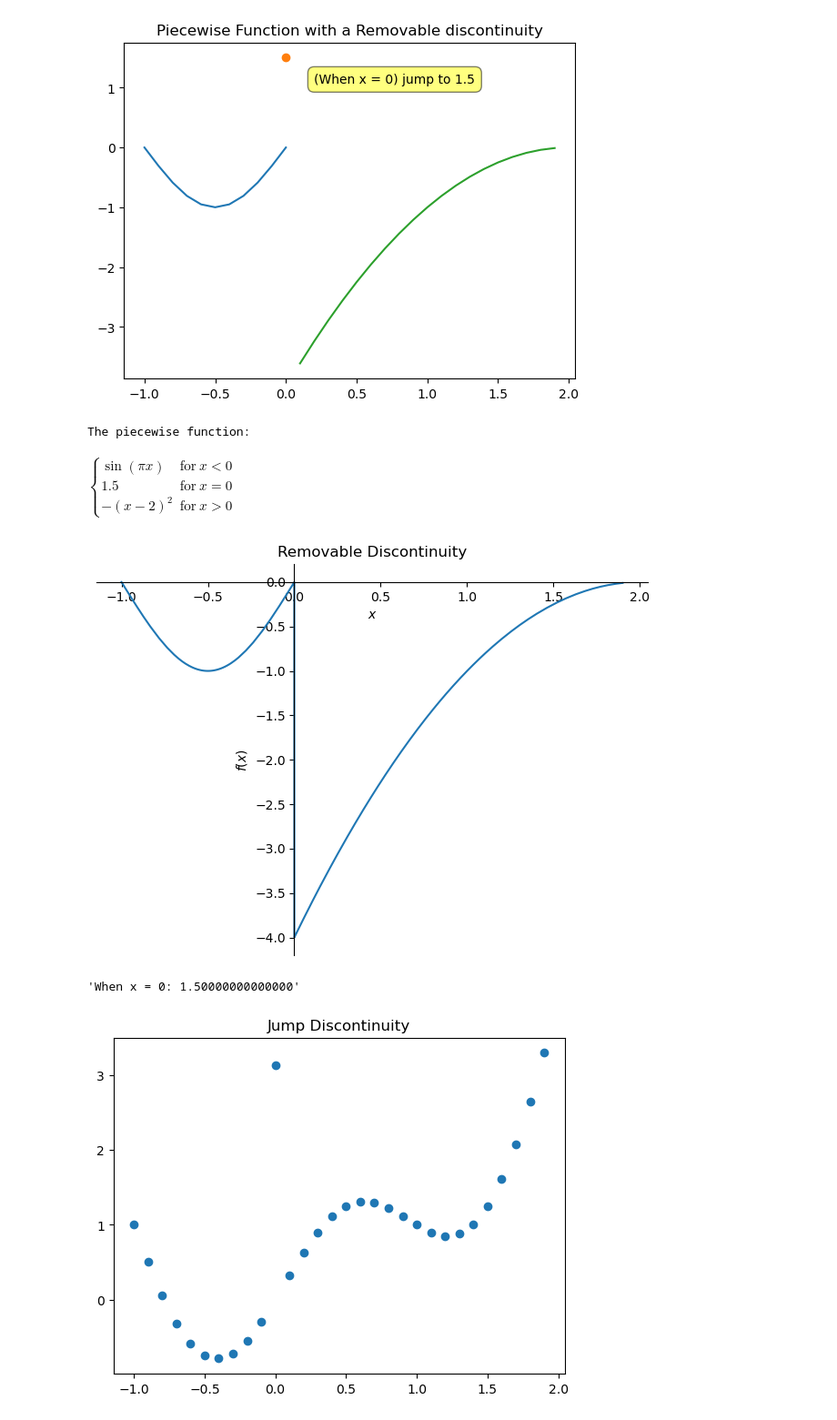
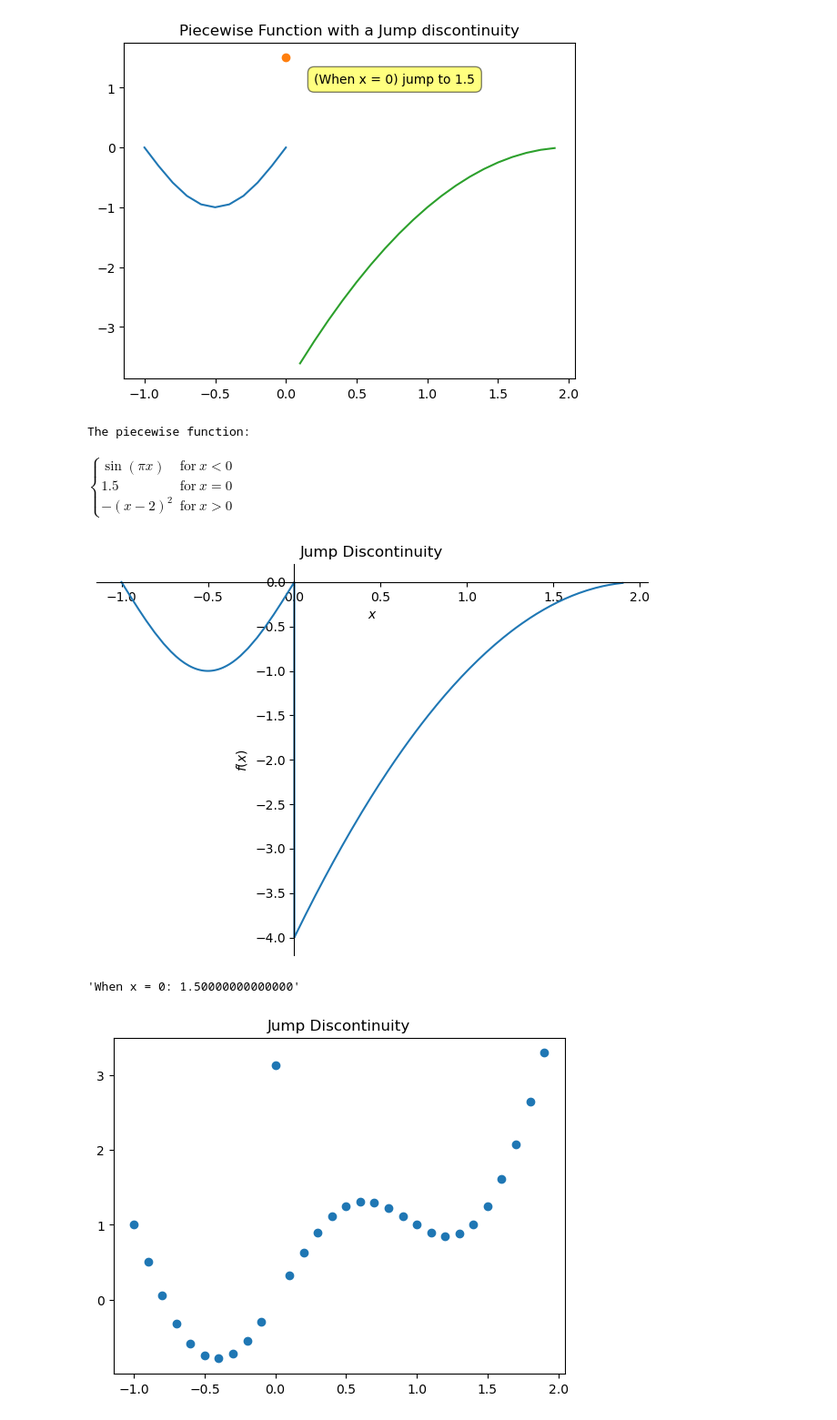
Before and after one commit to BrentGrammer/PROGNOTES, a Jupyter notebook: Calculus/discontinuousfunctions.ipynb, the cells around one changed output. Shown at 91% size. Drawn from its saved outputs; the diff is of its cells as text; code cells hidden in the pictures.

Commit message:
update titles

```diff
--- a/Calculus/discontinuousfunctions.ipynb
+++ b/Calculus/discontinuousfunctions.ipynb
@@ -19,35 +19,35 @@ y[2] = -(xx-2)**2
 
 # list domains - each list outputs an array of boolens based on the condition/domain
 xdomains = [0] * 3
 xdomains[0] = xx < 0 # first condition/subdomain
 # the second condition is x == 0, but the numpy array does not have zero, just numbers very close to zero
 # you can find the elements that are as close as possible to 0 (or a very small number)
 xdomains[1] = np.abs(xx) < resolution/2 # divide the small resolution by 2 to get a very small number - find elements that are below this and so basically zero
 xdomains[2] = xx > 0
 
 # plot the results for all the pieces (elements of y)
 
 # use markers for each piece, the 2nd piece will not be visible otherwise since it is listed as an infinitesimal point on the plot
 markers = '-o-' # a line, a circle, and a line
 for i in range(len(y)):
     # cut up xx into the elements that satisfy the subdomains above
     plt.plot(xx[xdomains[i]],y[i][xdomains[i]], markers[i]) # plot the inputs on x-axis to the i-th element in y (the i-th element is a list of the outputs for that case and same length as xx)
 
-plt.title('Piecewise Function with a Removable discontinuity')
+plt.title('Piecewise Function with a Jump discontinuity')
 
 plt.annotate('(When x = 0) jump to 1.5',
              xy=(0.6, .89),  # Position of the point to annotate
              xytext=(0.6, .89),  # Position of the text
              xycoords='axes fraction',  # Use axes coordinates
              textcoords='axes fraction',
              ha='center',  # Horizontal alignment
              va='center',  # Vertical alignment
              bbox=dict(boxstyle='round,pad=0.5', fc='yellow', alpha=0.5)
 )
 
 plt.show()
 # %% [output]
-[figure, old version]
+[figure, new version]
 # %%
 #### Using Sympy instead of Numpy #####
 
@@ -62,7 +62,7 @@ fx = sym.Piecewise(
 print('The piecewise function:')
 display(fx)
 
-sym.plot(fx, (x, xx[0], xx[-1]), title='Removable Discontinuity') # pass in the domain for x to get the right x-axis range - re-use the xx numpy array to get the first and last number for the range
+sym.plot(fx, (x, xx[0], xx[-1]), title='Jump Discontinuity') # pass in the domain for x to get the right x-axis range - re-use the xx numpy array to get the first and last number for the range
 
 # sympy by default connects all the parts of the function and interprets the discontinuity at x = 1.5 for the x==0 domain condition as still part of the function so draws the vertical line
 # we need to tell sympy to substitute the value with 0
@@ -72,6 +72,6 @@ display(f'When x = 0: {fx.subs(x, 0)}') # verify that the output of substituting
 # %% [output]
 The piecewise function:
 $\displaystyle \begin{cases} \sin{\left(\pi x \right)} & \text{for}\: x < 0 \\1.5 & \text{for}\: x = 0 \\- \left(x - 2\right)^{2} & \text{for}\: x > 0 \end{cases}$
-[figure, old version]
+[figure, new version]
 'When x = 0: 1.50000000000000'
 # %%
```
Also changed, not shown: parts of 1 cell of this notebook.
